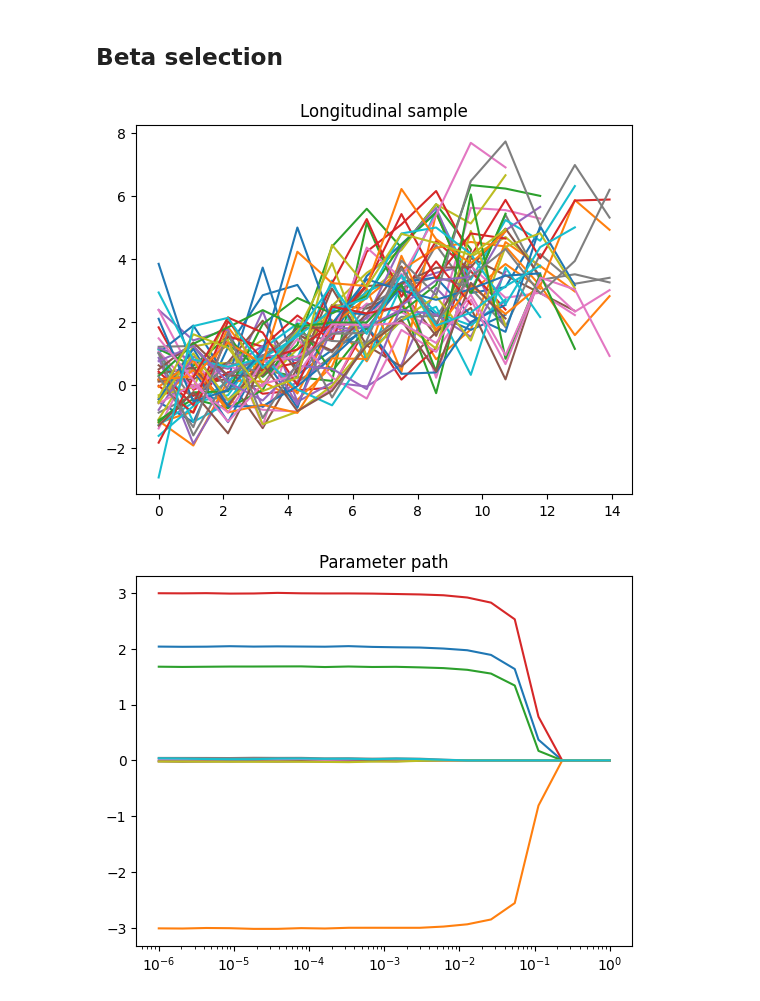
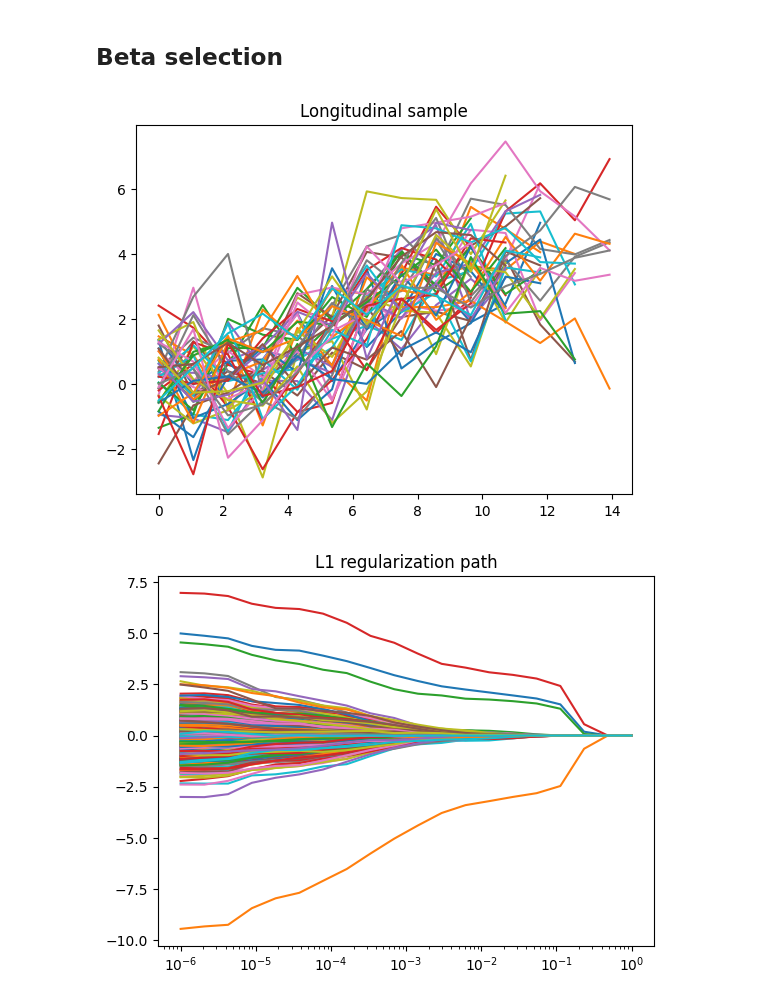
Before and after one commit to felixlaplante/jmstate, a Jupyter notebook: selection-test.ipynb, the cells around one changed output. Drawn from its saved outputs; the diff is of its cells as text; code cells hidden in the pictures.

```diff
--- a/selection-test.ipynb
+++ b/selection-test.ipynb
@@ -19,7 +19,7 @@ def f(gamma, x, b):
     return psi
 # %%
 lmda, k = 6, 2
-p = 10
+p = 1000
 gamma = torch.tensor([4.0, 0.5, 6.0])
 Q = torch.diag(torch.tensor([1.0, 0.1, 1.0]))
 Q_dist = torch.distributions.MultivariateNormal(torch.zeros(3), Q)
@@ -43,7 +43,7 @@ surv = {(0, 1): (weibull_fn, sigmoid)}
 model_design = ModelDesign(f, sigmoid, surv)
 real_model = MultiStateJointModel(model_design, real_params)
 
-n = 1000
+n = 500
 t = torch.linspace(0, 15, 15)
 c = torch.rand(n, 1) * 5 + 10
 x = torch.randn(n, p)
@@ -63,7 +63,7 @@ plt.plot(t, y[:50].squeeze(-1).T)
 plt.title("Longitudinal sample")
 plt.show()
 # %% [output]
-[figure, old version]
+[figure, new version]
 # %%
 init_params = ModelParams(
     torch.zeros_like(gamma),
@@ -83,13 +83,13 @@ betas = []
 for lmda in lmda_range:
     model.do(
         data,
-        jobs=[jmstate.jobs.Fit(), jmstate.jobs.AdamL1Proximal(lmda)],
+        jobs=[jmstate.jobs.Fit(lr=0.05), jmstate.jobs.AdamL1Proximal(lmda)], n_iterations=1000,
     )
     betas.append(model.params_.betas[(0, 1)].clone())
 # %%
 plt.plot(lmda_range, betas)
 plt.xscale('log')
-plt.title("Parameter path")
+plt.title("L1 regularization path")
 plt.show()
 # %% [output]
-[figure, old version]
+[figure, new version]
```
